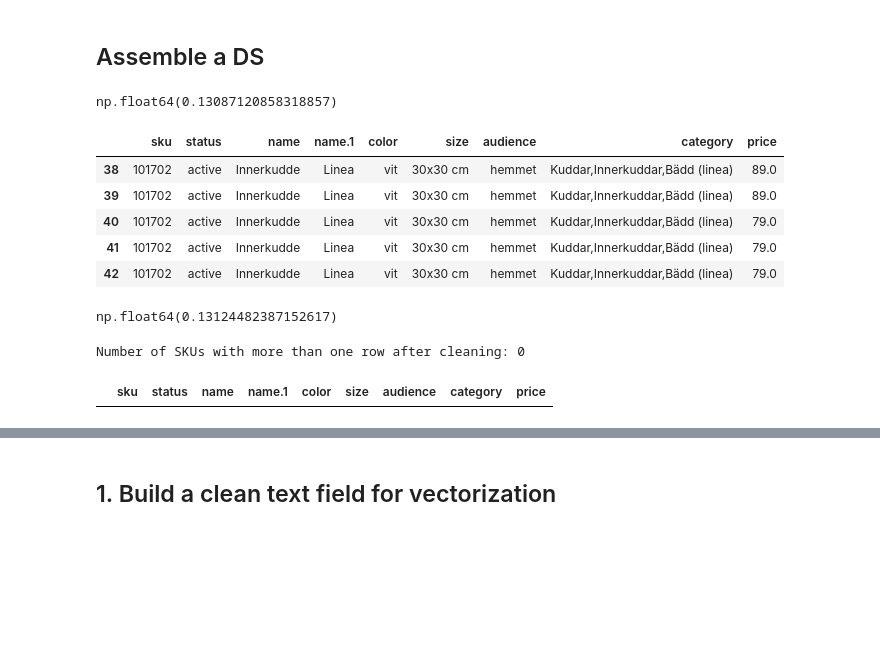
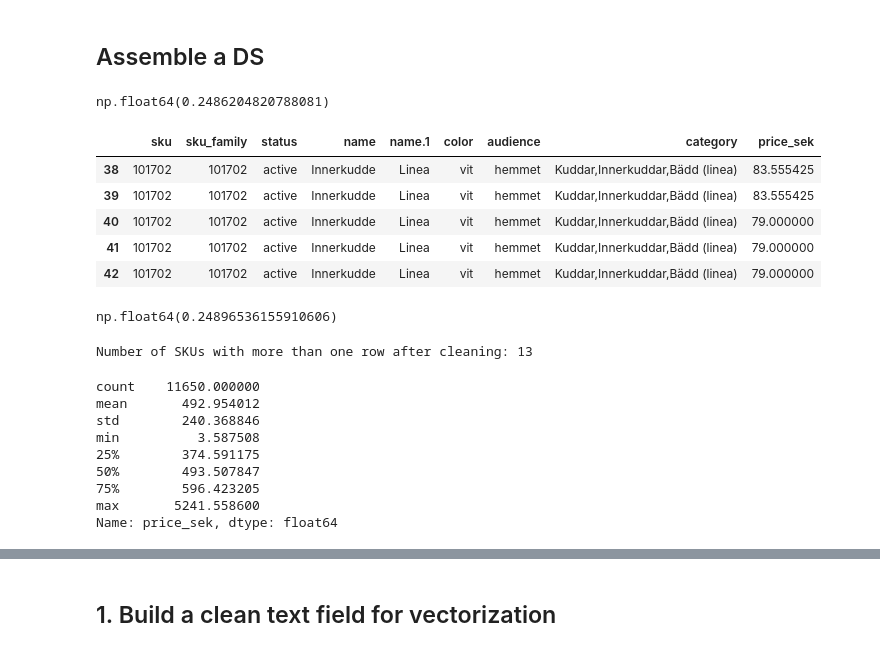
Before and after one commit to maria-lagerholm/itcm_recommendation_engine, a Jupyter notebook: notebooks/simillarity_search.ipynb, the cells around one changed output, grey strips where cells are left out. Cells and saved outputs as stored; diff of their text form; code cells hidden in the pictures; blank space fills up the shorter version.

```diff
--- a/notebooks/simillarity_search.ipynb
+++ b/notebooks/simillarity_search.ipynb
@@ -5,29 +5,43 @@ import pandas as pd
 
 art = pd.read_csv(
     "../data/processed/articles_clean.csv",
-    usecols=["sku", "name", "color", "name.1", "size", "status", "audience", "category"],
+    usecols=["sku", "name", "color", "name.1", "status", "audience", "category"],
     dtype=str
 )
 prices = pd.read_csv(
-    "../data/external/transactions_train.csv",
-    usecols=["sku", "price"],
+    "../data/processed/transactions_clean.csv",
+    usecols=["sku", "price_sek"],
     dtype={"sku": str}
 )
 art = art.query("status in ['active']").merge(prices, on="sku", how="left")
+# %%
+# Save mapping between each individual SKU and its sku_family for later use
+import os, json
+
+import re
+def extract_sku_family(sku):
+    # Remove trailing SE, NO, FI, DK (case-insensitive) if present
+    sku_base = re.sub(r'(SE|NO|FI|DK)$', '', str(sku), flags=re.IGNORECASE)
+    # Take part before '-' if present
+    return sku_base.split('-')[0]
+art.insert(art.columns.get_loc('sku') + 1, 'sku_family', art['sku'].apply(extract_sku_family))
+
+# Build mapping df (one row per unique sku)
+sku_family_map = art.loc[:, ["sku", "sku_family"]].drop_duplicates().reset_index(drop=True)
 # %%
 #proportion of price in art?
-art['price'].isna().sum() / len(art)
+art['price_sek'].isna().sum() / len(art)
 # %% [output]
-np.float64(0.13087120858318857)
+np.float64(0.2486204820788081)
 # %%
 #show a few rows where price in not na
-art[art['price'].notna()].head()
+art[art['price_sek'].notna()].head()
 # %% [output]
-|  | sku | status | name | name.1 | color | size | audience | category | price |
-| 38 | 101702 | active | Innerkudde | Linea | vit | 30x30 cm | hemmet | Kuddar,Innerkuddar,Bädd (linea) | 89.0 |
-| 39 | 101702 | active | Innerkudde | Linea | vit | 30x30 cm | hemmet | Kuddar,Innerkuddar,Bädd (linea) | 89.0 |
-| 40 | 101702 | active | Innerkudde | Linea | vit | 30x30 cm | hemmet | Kuddar,Innerkuddar,Bädd (linea) | 79.0 |
-| 41 | 101702 | active | Innerkudde | Linea | vit | 30x30 cm | hemmet | Kuddar,Innerkuddar,Bädd (linea) | 79.0 |
-| 42 | 101702 | active | Innerkudde | Linea | vit | 30x30 cm | hemmet | Kuddar,Innerkuddar,Bädd (linea) | 79.0 |
+|  | sku | sku_family | status | name | name.1 | color | audience | category | price_sek |
+| 38 | 101702 | 101702 | active | Innerkudde | Linea | vit | hemmet | Kuddar,Innerkuddar,Bädd (linea) | 83.555425 |
+| 39 | 101702 | 101702 | active | Innerkudde | Linea | vit | hemmet | Kuddar,Innerkuddar,Bädd (linea) | 83.555425 |
+| 40 | 101702 | 101702 | active | Innerkudde | Linea | vit | hemmet | Kuddar,Innerkuddar,Bädd (linea) | 79.000000 |
+| 41 | 101702 | 101702 | active | Innerkudde | Linea | vit | hemmet | Kuddar,Innerkuddar,Bädd (linea) | 79.000000 |
+| 42 | 101702 | 101702 | active | Innerkudde | Linea | vit | hemmet | Kuddar,Innerkuddar,Bädd (linea) | 79.000000 |
 # %%
 # Convert 'price' to numeric, coerce errors to NaN
@@ -37,21 +51,20 @@ art.loc[art['price'] < 1, 'price'] = pd.NA
 # %%
 #proportion of price in art?
-art['price'].isna().sum() / len(art)
+art['price_sek'].isna().sum() / len(art)
 # %% [output]
-np.float64(0.13124482387152617)
+np.float64(0.24896536155910606)
 # %%
 # For all rows where all columns besides price are identical, take the median price and keep only that row, in place
-cols_except_price = [col for col in art.columns if col != "price"]
+cols_except_price = [col for col in art.columns if col != "price_sek"]
 art = (
     art.groupby(cols_except_price, dropna=False, as_index=False)
-       .agg({"price": "median"})
+       .agg({"price_sek": "median"})
 )
 
 # Output how many SKUs that match more than one row we still have after cleaning
 sku_counts_cleaned = art.groupby("sku").size()
 skus_with_multiple_rows_cleaned = sku_counts_cleaned[sku_counts_cleaned > 1].index
 print(f"Number of SKUs with more than one row after cleaning: {len(skus_with_multiple_rows_cleaned)}")
-art[art["sku"].isin(skus_with_multiple_rows_cleaned)]
+#art[art["sku"].isin(skus_with_multiple_rows_cleaned)]
 # %% [output]
-Number of SKUs with more than one row after cleaning: 0
+Number of SKUs with more than one row after cleaning: 13
-|  | sku | status | name | name.1 | color | size | audience | category | price |
@@ -57,0 +76,12 @@ Number of SKUs with more than one row after cleaning: 0
+# %%
+art['price_sek'].describe()
+# %% [output]
+count    11650.000000
+mean       492.954012
+std        240.368846
+min          3.587508
+25%        374.591175
+50%        493.507847
+75%        596.423205
+max       5241.558600
+Name: price_sek, dtype: float64
```
Also changed, not shown: parts of 23 cells of this notebook, 2 other files.
